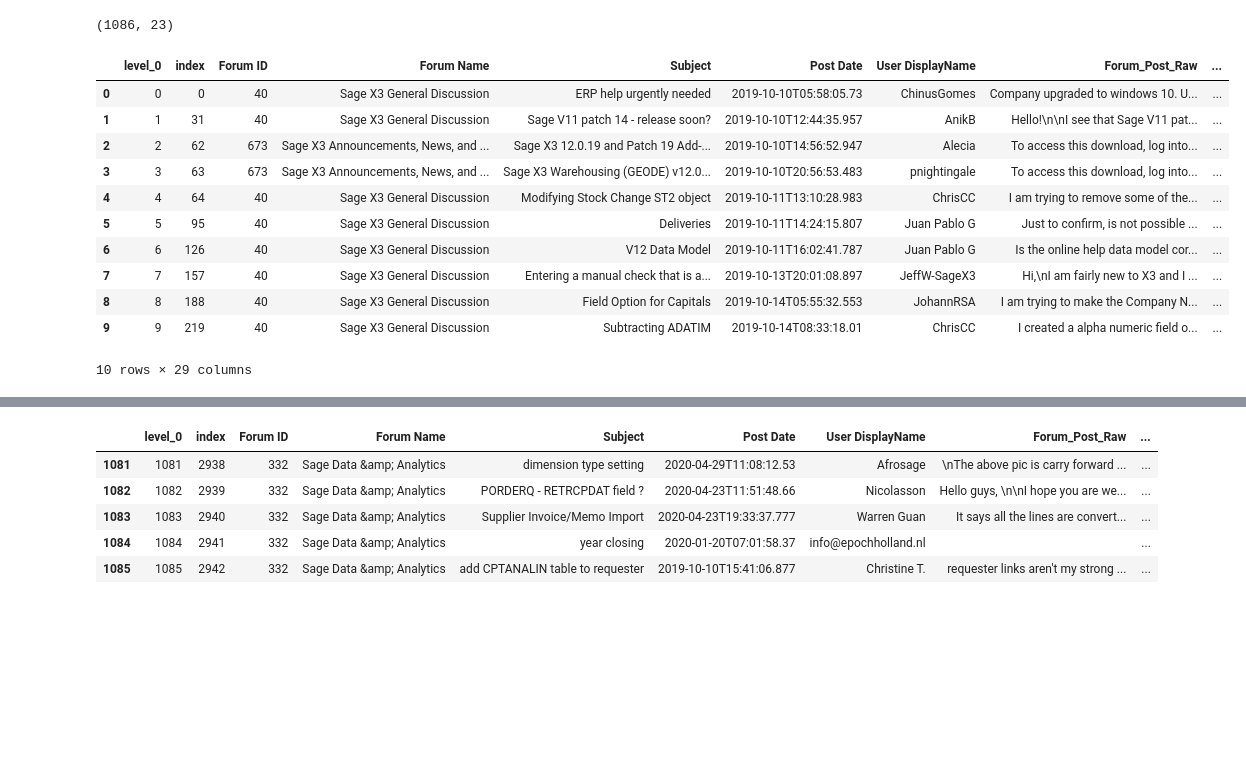
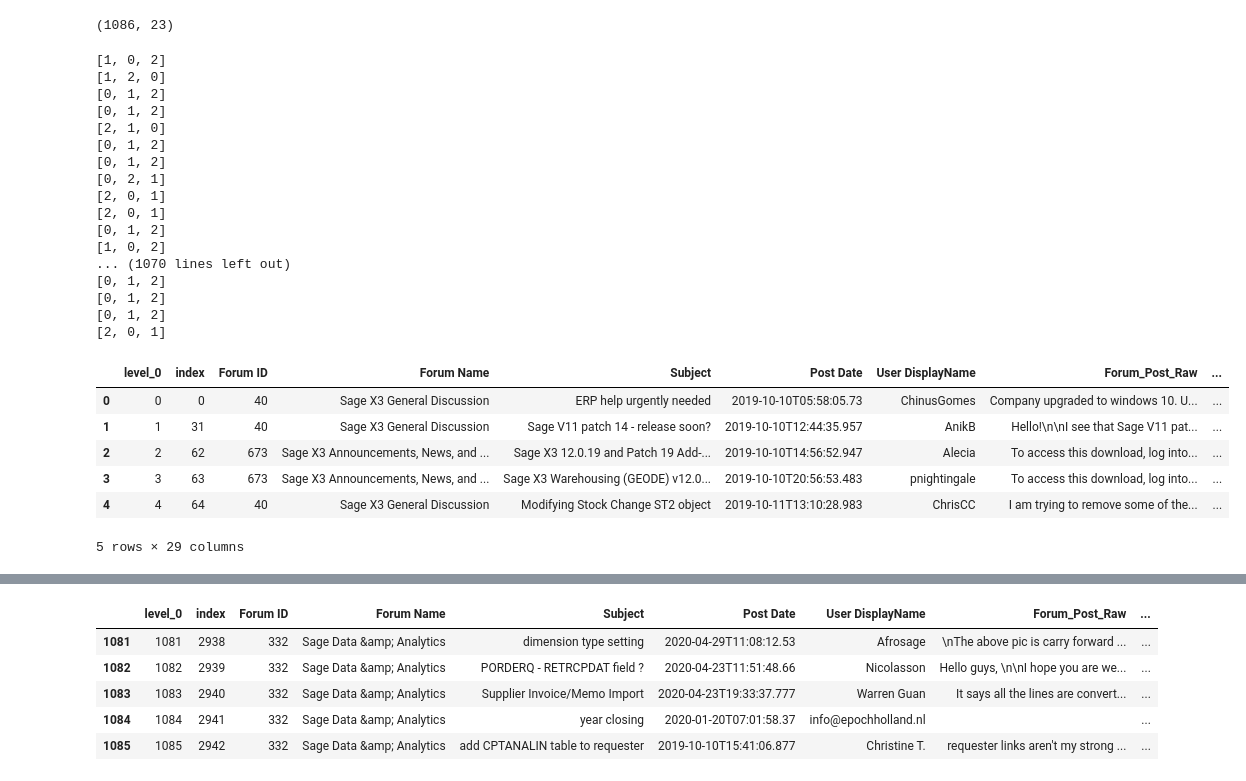
Before and after one commit to Delamater/MachineLearning, a Jupyter notebook: GeneralAssembly/CapstoneProject/SageCityForums/Final/Docs/SageForumsAnalysis.ipynb, the cells around one changed output, grey strips where cells are left out. Drawn from its saved outputs; the diff is of its cells as text; code cells hidden in the pictures; blank space fills up the shorter version.

```diff
--- a/GeneralAssembly/CapstoneProject/SageCityForums/Final/Docs/SageForumsAnalysis.ipynb
+++ b/GeneralAssembly/CapstoneProject/SageCityForums/Final/Docs/SageForumsAnalysis.ipynb
@@ -1046,27 +1046,42 @@ print(dfLDA.shape)
 # %%
 for i in range(0,3):
     dfLDA['topic'+ str(i)]=None
     dfLDA['topic'+str(i)+'_pct']=None
 
 for r in range(0,len(document_topic)):
     ts = document_topic.loc[r].sort_values(ascending=False)[:3]
+#     print(ts)
     topic_nums = list(ts.index)
+    print(topic_nums)
     topic_pcts = list(ts)
+#     print(topic_pcts)
     for i in range(0,3):
         dfLDA.at[r,'topic'+ str(i)]=topic_nums[i]
         dfLDA.at[r,'topic'+ str(i)+'_pct']=topic_pcts[i]
 
-dfLDA.head(10)
+dfLDA.head(5)
 # %% [output]
+[1, 0, 2]
+[1, 2, 0]
+[0, 1, 2]
+[0, 1, 2]
+[2, 1, 0]
+[0, 1, 2]
+[0, 1, 2]
+[0, 2, 1]
+[2, 0, 1]
+[2, 0, 1]
+[0, 1, 2]
+[1, 0, 2]
+... (1070 lines left out)
+[0, 1, 2]
+[0, 1, 2]
+[0, 1, 2]
+[2, 0, 1]
 |  | level_0 | index | Forum ID | Forum Name | Subject | Post Date | User DisplayName | Forum_Post_Raw | ... |
 | 0 | 0 | 0 | 40 | Sage X3 General Discussion | ERP help urgently needed | 2019-10-10T05:58:05.73 | ChinusGomes | Company upgraded to windows 10. U... | ... |
 | 1 | 1 | 31 | 40 | Sage X3 General Discussion | Sage V11 patch 14 - release soon? | 2019-10-10T12:44:35.957 | AnikB | Hello!\n\nI see that Sage V11 pat... | ... |
 | 2 | 2 | 62 | 673 | Sage X3 Announcements, News, and ... | Sage X3 12.0.19 and Patch 19 Add-... | 2019-10-10T14:56:52.947 | Alecia | To access this download, log into... | ... |
 | 3 | 3 | 63 | 673 | Sage X3 Announcements, News, and ... | Sage X3 Warehousing (GEODE) v12.0... | 2019-10-10T20:56:53.483 | pnightingale | To access this download, log into... | ... |
 | 4 | 4 | 64 | 40 | Sage X3 General Discussion | Modifying Stock Change ST2 object | 2019-10-11T13:10:28.983 | ChrisCC | I am trying to remove some of the... | ... |
-| 5 | 5 | 95 | 40 | Sage X3 General Discussion | Deliveries | 2019-10-11T14:24:15.807 | Juan Pablo G | Just to confirm, is not possible ... | ... |
-| 6 | 6 | 126 | 40 | Sage X3 General Discussion | V12 Data Model | 2019-10-11T16:02:41.787 | Juan Pablo G | Is the online help data model cor... | ... |
-| 7 | 7 | 157 | 40 | Sage X3 General Discussion | Entering a manual check that is a... | 2019-10-13T20:01:08.897 | JeffW-SageX3 | Hi,\nI am fairly new to X3 and I ... | ... |
-| 8 | 8 | 188 | 40 | Sage X3 General Discussion | Field Option for Capitals | 2019-10-14T05:55:32.553 | JohannRSA | I am trying to make the Company N... | ... |
-| 9 | 9 | 219 | 40 | Sage X3 General Discussion | Subtracting ADATIM | 2019-10-14T08:33:18.01 | ChrisCC | I created a alpha numeric field o... | ... |
-10 rows × 29 columns
+5 rows × 29 columns
```
Also changed, not shown: parts of 5 cells of this notebook, 3 other files.
